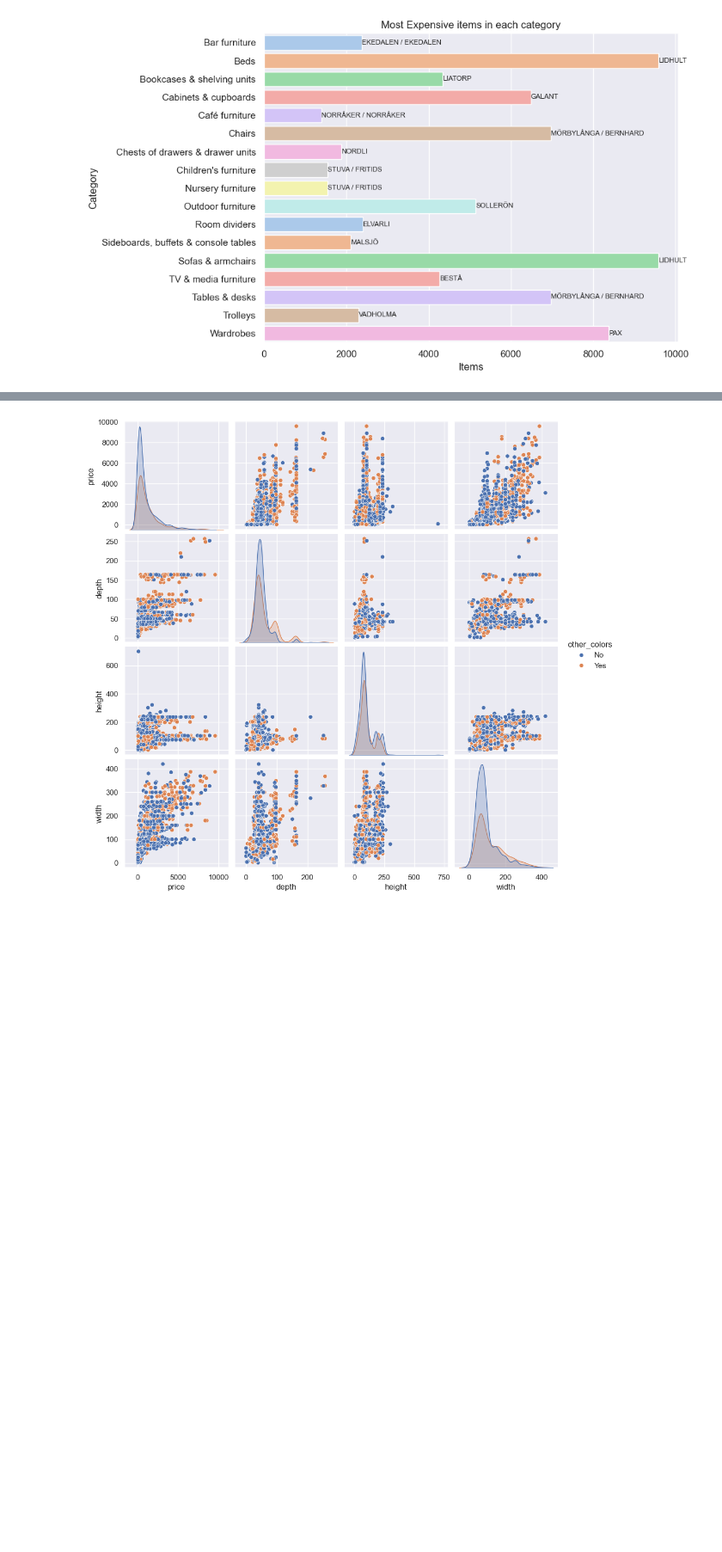
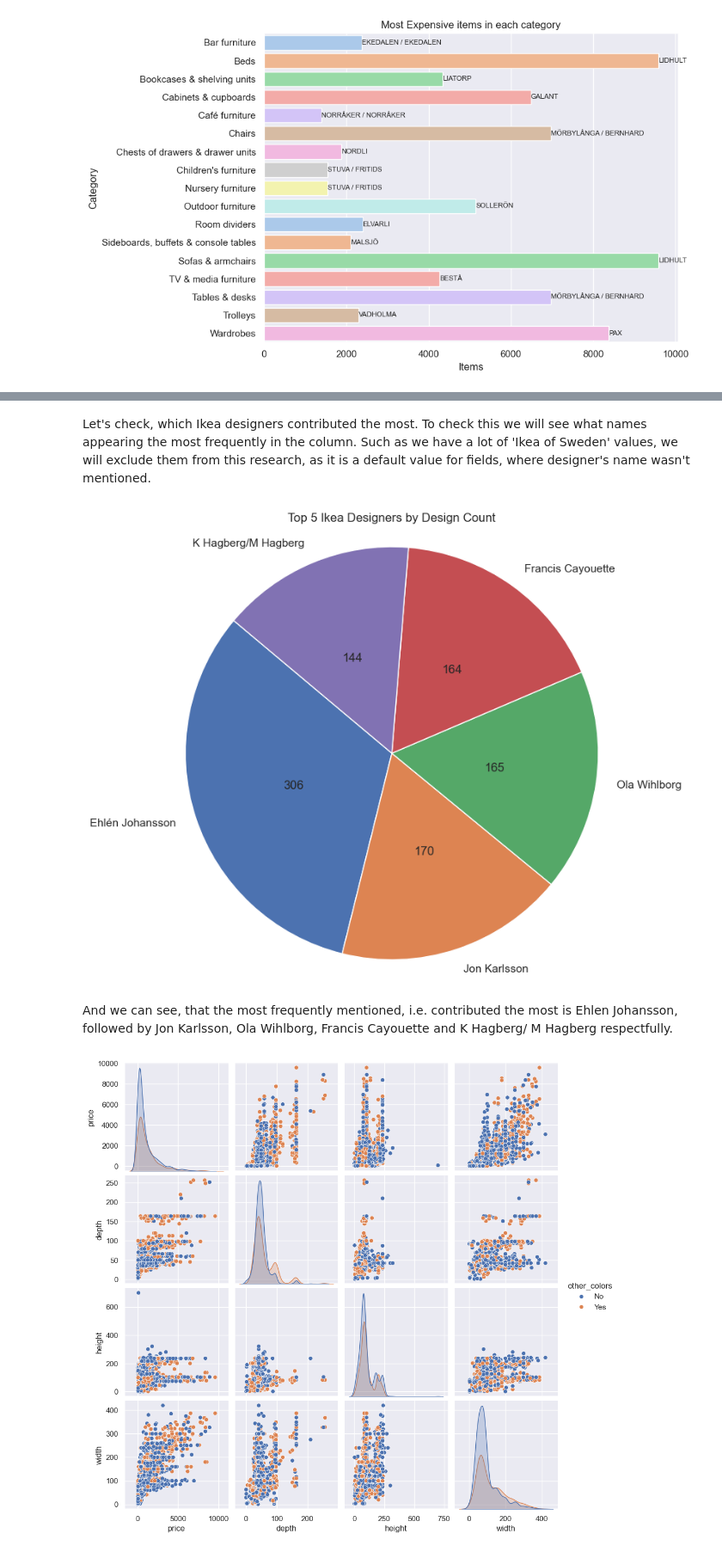
Before and after one commit to MarinaYurchenko/Python-Step-Project, a Jupyter notebook: Python Step project/Step.ipynb, the cells around one changed output, grey strips where cells are left out. Shown at 86% size. Saved outputs shown, nothing was run; the diff lists cells and outputs as text; code cells hidden in the pictures; blank space fills up the shorter version.

```diff
--- a/Python Step project/Step.ipynb
+++ b/Python Step project/Step.ipynb
@@ -589,3 +622,31 @@ plt.show()
+# %% [markdown]
+Let's check, which Ikea designers contributed the most. To check this we will see what names appearing the most frequently in the column. Such as we have a lot of 'Ikea of Sweden' values, we will exclude them from this research, as it is a default value for fields, where designer's name wasn't mentioned.
+# %%
+
+designer_counts = ikea_ds['designer_clean'].value_counts()
+top_designers_excluding_first = designer_counts.index[1:].tolist()
+top_designers = designer_counts[top_designers_excluding_first].head(5)
+
+designer_df = pd.DataFrame({'designer': top_designers.index, 'design_count': top_designers.values})
+
+plt.figure(figsize=(8, 8))
+patches, _ = plt.pie(designer_df['design_count'], labels=top_designers.index, startangle=140)
+
+label_positions = [(patch.theta2 + patch.theta1) / 2 for patch in patches]
+
+for i, (patch, position) in enumerate(zip(patches, label_positions)):
+    count = designer_df['design_count'].iloc[i]
+    x = patch.r * 0.5 * np.cos(np.pi * position / 180) + patch.center[0]
+    y = patch.r * 0.5 * np.sin(np.pi * position / 180) + patch.center[1]
+    plt.text(x, y, f"{count}", ha='center', va='center')
+
+plt.title('Top 5 Ikea Designers')
+plt.axis('equal')
+plt.show()
+# %% [output]
+[figure, added]
+# %% [markdown]
+And we can see, that the most frequently mentioned, i.e. contributed the most is Ehlen Johansson, followed by Jon Karlsson, Ola Wihlborg, Francis Cayouette and K Hagberg/ M Hagberg respectfully.
 # %%
 sns.pairplot(ikea_ds[['price', 'depth', 'height', 'width', 'other_colors', 'category']], hue = 'other_colors');
 # %% [output]
```
Also changed, not shown: parts of 2 cells of this notebook.
